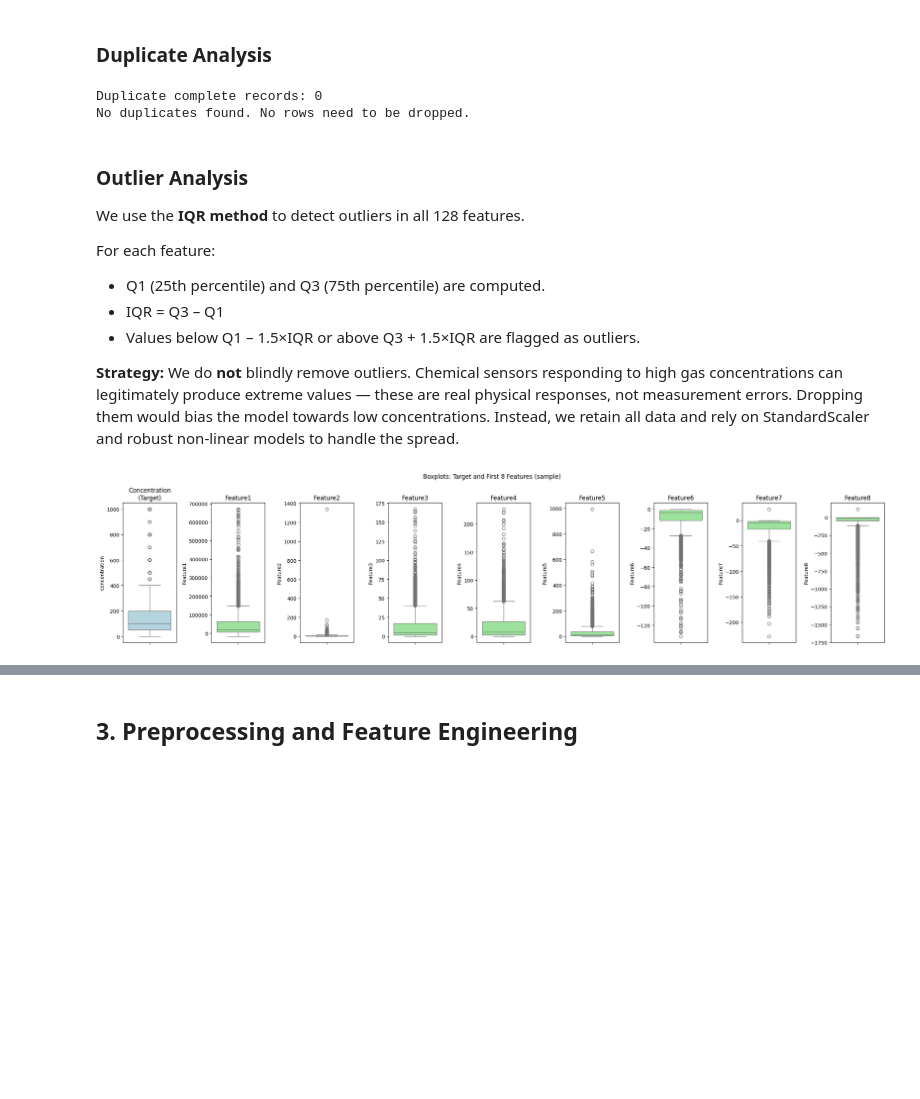
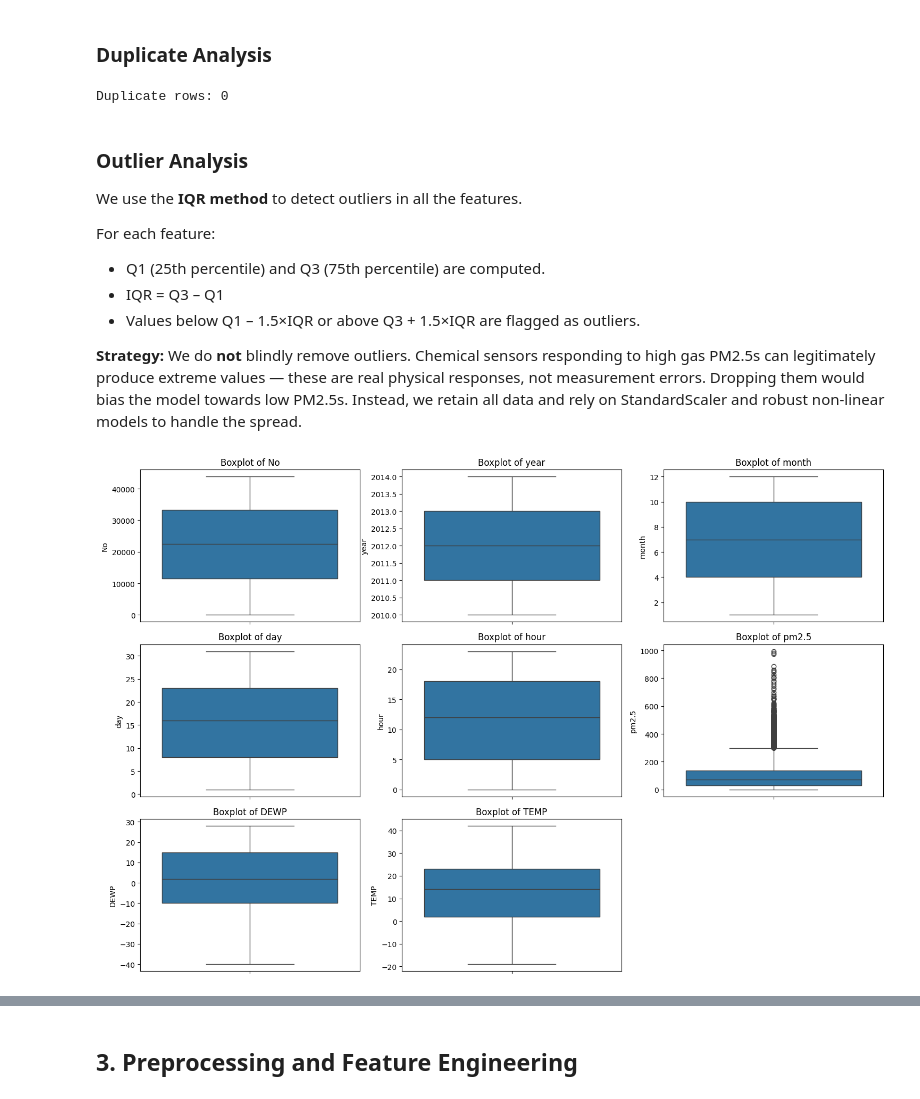
Before and after one commit to Viswesh-G/AutoML-_-Project, a Jupyter notebook: gas_sensor_ml_capstone/notebooks/regression.ipynb, the cells around one changed output, grey strips where cells are left out. Saved outputs shown, nothing was run; the diff lists cells and outputs as text; code cells hidden in the pictures; blank space fills up the shorter version.

Commit message:
feat: new dataset for regression track, done till 5 model training

```diff
--- a/gas_sensor_ml_capstone/notebooks/regression.ipynb
+++ b/gas_sensor_ml_capstone/notebooks/regression.ipynb
@@ -249,21 +142,12 @@ of magnitude, reinforcing the need for StandardScaler.
 # %% [markdown]
 ### Missing Values
 # %%
-print("========== MISSING VALUE ANALYSIS ==========\n")
-
-missing_counts = df.isnull().sum()
-missing_df = pd.DataFrame({
-    "Missing Values": missing_counts,
-    "Missing %": (missing_counts / len(df)) * 100
-})
-
-missing_found = missing_df[missing_df["Missing Values"] > 0]
-
-if len(missing_found) == 0:
-    print("No missing values found in the dataset.")
-    print("No imputation strategy is required.")
-else:
-    print("Columns with missing values:")
-    display(missing_found)
+print('========== MISSING VALUE ANALYSIS ==========')
+print(df.isnull().sum())
+# pm2.5 has 2067 missing values — drop those rows (target cannot be imputed)
+df.dropna(subset=['pm2.5'], inplace=True)
+# No other columns have missing values in this dataset
+print('\nMissing values after treatment:')
+print(df.isnull().sum())
 # %% [output]
 ========== MISSING VALUE ANALYSIS ==========
@@ -274,17 +171,13 @@ No imputation strategy is required.
 ### Duplicate Analysis
 # %%
 duplicate_count = df.duplicated().sum()
-print(f"Duplicate complete records: {duplicate_count}")
-
-if duplicate_count == 0:
-    print("No duplicates found. No rows need to be dropped.")
+print(f'Duplicate rows: {duplicate_count}')
 # %% [output]
-Duplicate complete records: 0
-No duplicates found. No rows need to be dropped.
+Duplicate rows: 0
 # %% [markdown]
 ### Outlier Analysis
 
-We use the **IQR method** to detect outliers in all 128 features.
+We use the **IQR method** to detect outliers in all the features.
 
 For each feature:
 - Q1 (25th percentile) and Q3 (75th percentile) are computed.
@@ -292,24 +185,19 @@ For each feature:
 - Values below Q1 – 1.5×IQR or above Q3 + 1.5×IQR are flagged as outliers.
 
 **Strategy:** We do **not** blindly remove outliers. Chemical sensors responding to high gas
-concentrations can legitimately produce extreme values — these are real physical responses,
-not measurement errors. Dropping them would bias the model towards low concentrations.
+PM2.5s can legitimately produce extreme values — these are real physical responses,
+not measurement errors. Dropping them would bias the model towards low PM2.5s.
 Instead, we retain all data and rely on StandardScaler and robust non-linear models to handle
 the spread.
 # %%
-# Boxplots for target + first 8 features as a visual sample
-fig, axes = plt.subplots(1, 9, figsize=(22, 5))
-
-sns.boxplot(y=df["concentration"], ax=axes[0], color="lightblue")
-axes[0].set_title("Concentration\n(Target)")
-
-for i in range(1, 9):
-    sns.boxplot(y=df[f"Feature{i}"], ax=axes[i], color="lightgreen")
-    axes[i].set_title(f"Feature{i}")
-
-plt.suptitle("Boxplots: Target and First 8 Features (sample)", fontsize=12)
+num_cols = df.select_dtypes(include=[np.number]).columns.tolist()
+plt.figure(figsize=(15, 10))
+for i, col in enumerate(num_cols[:8], 1):
+    plt.subplot(3, 3, i)
+    sns.boxplot(y=df[col])
+    plt.title(f'Boxplot of {col}')
 plt.tight_layout()
 plt.show()
 # %% [output]
-[figure, old version]
+[figure, new version]
 # %%
```
Also changed, not shown: parts of 71 cells of this notebook, 1 other file.
